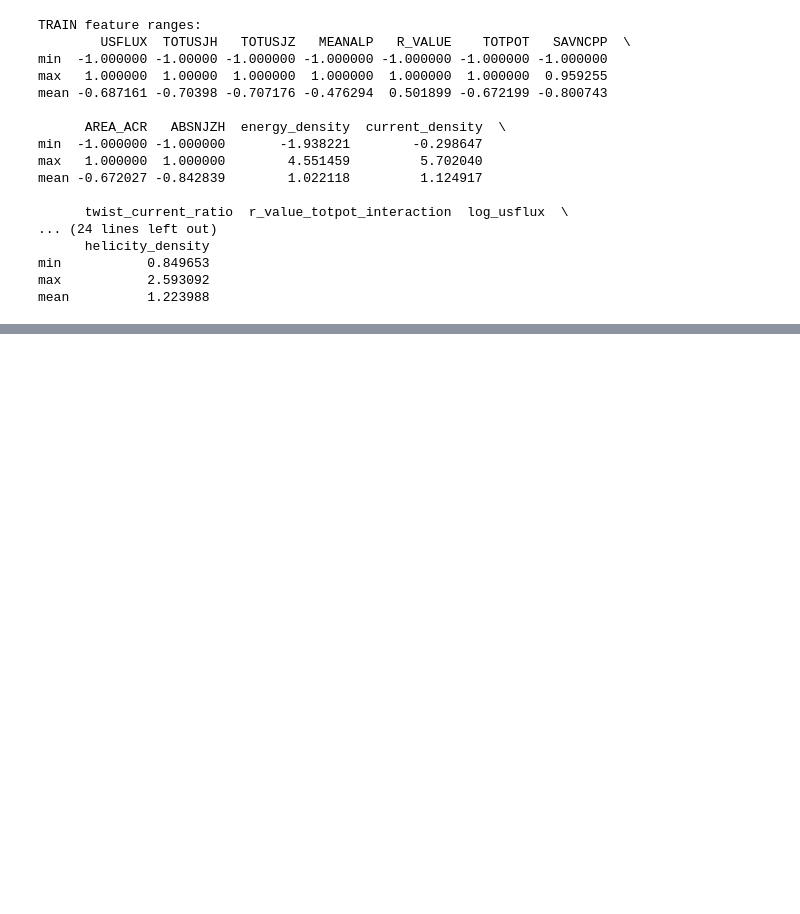
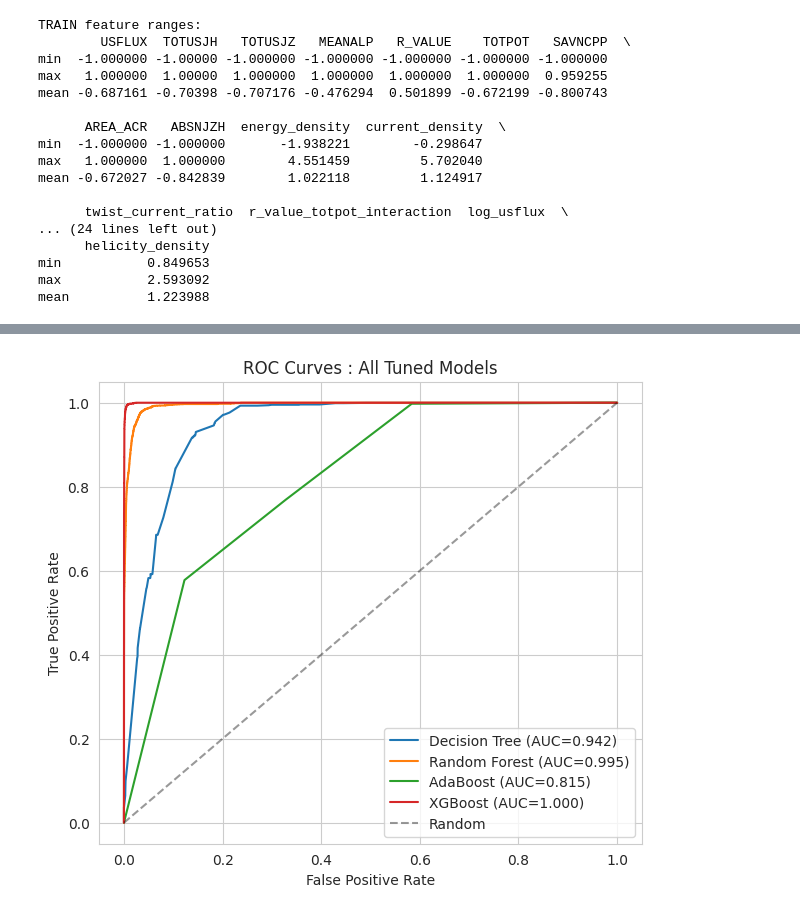
Before and after one commit to aceholland/Predicting-Sun-s-Most-Dangerous-Eruptions---24-hours-before, a Jupyter notebook: The_M5_Flare_Problem_.ipynb, the cells around one changed output, grey strips where cells are left out. Cells and saved outputs as stored; diff of their text form; code cells hidden in the pictures; blank space fills up the shorter version.

```diff
--- a/The_M5_Flare_Problem_.ipynb
+++ b/The_M5_Flare_Problem_.ipynb
@@ -1188,5 +530,0 @@ models = {
-# %%
-for name, model in models.items():
-    print(name)
-    print(model)
-    print("----------------")
@@ -1238,0 +640,22 @@ for name in model_order_worst_to_best:
+# %%
+tuned_results = []
+roc_data = {}
+
+for name, model in tuned_models.items():
+    proba = model.predict_proba(X_val)[:, 1]
+    pred = (proba >= 0.5).astype(int)
+
+    tuned_results.append({
+        "Model": name,
+        "Precision": precision_score(y_val, pred),
+        "Recall": recall_score(y_val, pred),
+        "F1": f1_score(y_val, pred),
+        "ROC-AUC": roc_auc_score(y_val, proba),
+        "PR-AUC": average_precision_score(y_val, proba),
+    })
+
+    fpr, tpr, _ = roc_curve(y_val, proba)
+    roc_data[name] = (fpr, tpr)
+
+tuned_results_df = pd.DataFrame(tuned_results).set_index("Model").round(3)
+tuned_results_df
@@ -1238,0 +669,13 @@ for name in model_order_worst_to_best:
+# %%
+plt.figure(figsize=(7, 6))
+for name, (fpr, tpr) in roc_data.items():
+    auc = tuned_results_df.loc[name, "ROC-AUC"]
+    plt.plot(fpr, tpr, label=f"{name} (AUC={auc:.3f})")
+plt.plot([0, 1], [0, 1], "k--", alpha=0.4, label="Random")
+plt.xlabel("False Positive Rate")
+plt.ylabel("True Positive Rate")
+plt.title("ROC Curves : All Tuned Models")
+plt.legend()
+plt.show()
+# %% [output]
+[figure, added]
```
Also changed, not shown: parts of 38 cells of this notebook.
